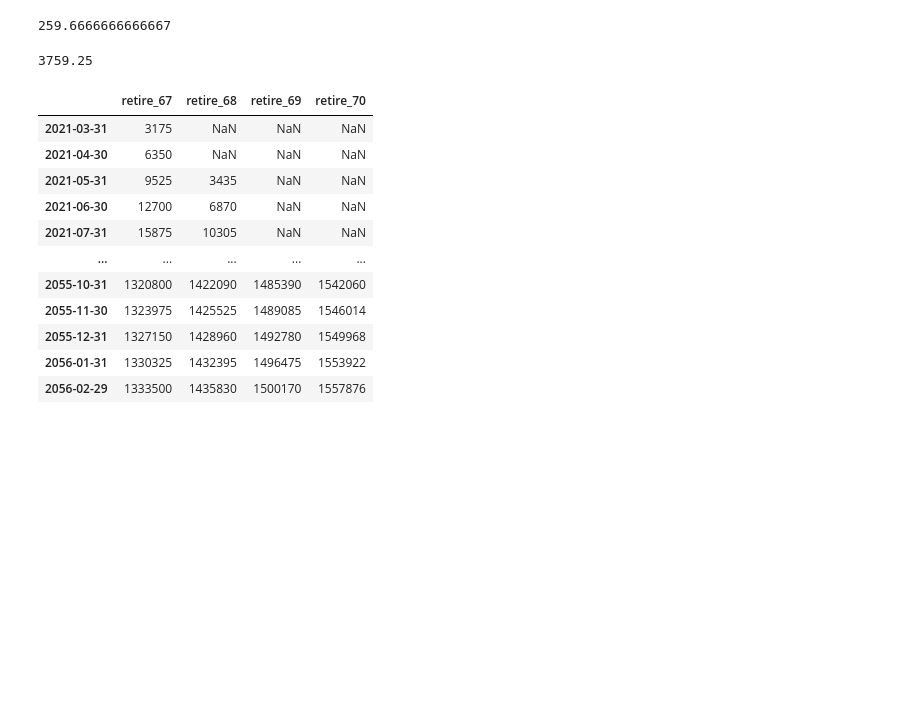
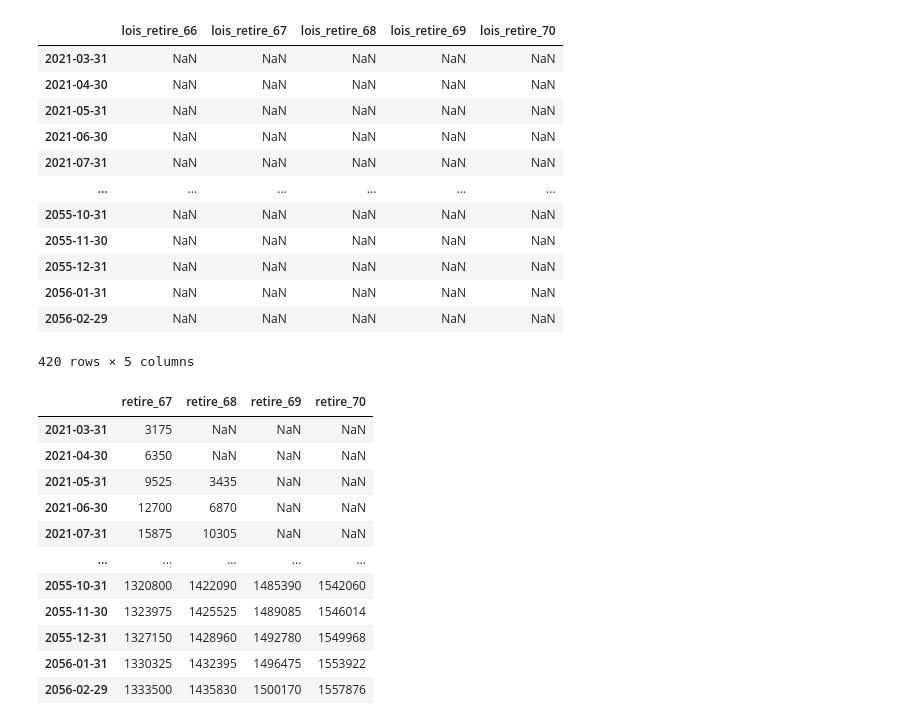
Before and after one commit to bagnine/social_security, a Jupyter notebook: social_security.ipynb, the cells around one changed output. Drawn from its saved outputs; the diff is of its cells as text; code cells hidden in the pictures; blank space fills up the shorter version.

```diff
--- a/social_security.ipynb
+++ b/social_security.ipynb
@@ -4,3 +4,5 @@ import numpy as np
 import matplotlib.pyplot as plt
 # %%
 df = pd.DataFrame(columns = ['retire_67', 'retire_68', 'retire_69', 'retire_70'], index= pd.date_range("2021-03-01", periods=420, freq="M"))
+
+lois_df = pd.DataFrame(columns = ['lois_retire_66', 'lois_retire_67', 'lois_retire_68', 'lois_retire_69', 'lois_retire_70'], index = pd.date_range('2021-03-01', periods = 420, freq = 'M'))
@@ -30,4 +8,0 @@ for i in df.retire_67.index:
-# %%
-(3954-3175)/3
-# %% [output]
-259.6666666666667
@@ -39,4 +8,0 @@ for i in df[df.retire_68.index > '2021-05-01'].index:
-# %%
-3564.5 + 194.75
-# %% [output]
-3759.25
@@ -52,0 +9,16 @@ for i in df[df.retire_70.index > '2023-05-01'].index:
+# %%
+lois_df
+# %% [output]
+|  | lois_retire_66 | lois_retire_67 | lois_retire_68 | lois_retire_69 | lois_retire_70 |
+| 2021-03-31 | NaN | NaN | NaN | NaN | NaN |
+| 2021-04-30 | NaN | NaN | NaN | NaN | NaN |
+| 2021-05-31 | NaN | NaN | NaN | NaN | NaN |
+| 2021-06-30 | NaN | NaN | NaN | NaN | NaN |
+| 2021-07-31 | NaN | NaN | NaN | NaN | NaN |
+| ... | ... | ... | ... | ... | ... |
+| 2055-10-31 | NaN | NaN | NaN | NaN | NaN |
+| 2055-11-30 | NaN | NaN | NaN | NaN | NaN |
+| 2055-12-31 | NaN | NaN | NaN | NaN | NaN |
+| 2056-01-31 | NaN | NaN | NaN | NaN | NaN |
+| 2056-02-29 | NaN | NaN | NaN | NaN | NaN |
+420 rows × 5 columns
```
Also changed, not shown: parts of 7 cells of this notebook.
